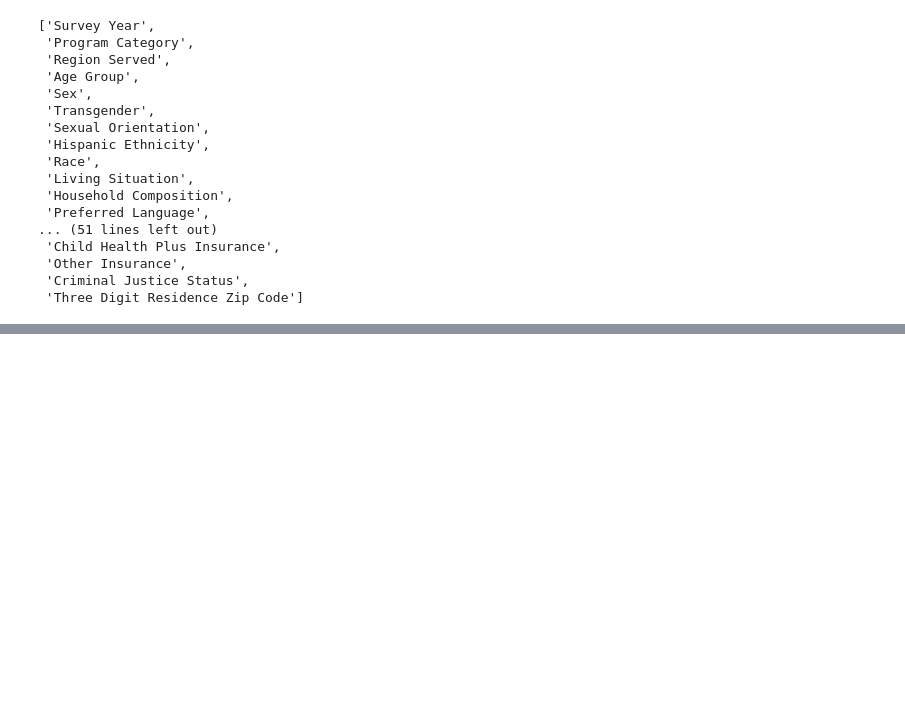
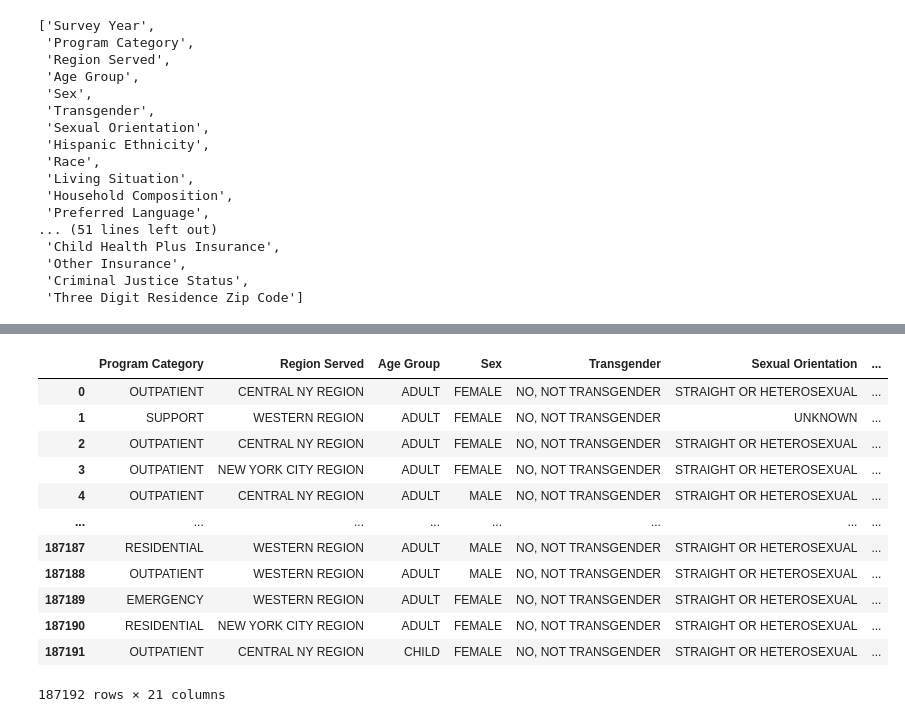
Before and after one commit to TheaClarisseDelosSantos/Sample, a Jupyter notebook: PatientDemographics.ipynb, the cells around one changed output, grey strips where cells are left out. Saved outputs shown, nothing was run; the diff lists cells and outputs as text; code cells hidden in the pictures; blank space fills up the shorter version.

```diff
--- a/PatientDemographics.ipynb
+++ b/PatientDemographics.ipynb
@@ -44,0 +108,17 @@ list(df.columns)
+# %%
+df2.fillna(0, inplace = True)
+display(df2)
+# %% [output]
+|  | Program Category | Region Served | Age Group | Sex | Transgender | Sexual Orientation | ... |
+| 0 | OUTPATIENT | CENTRAL NY REGION | ADULT | FEMALE | NO, NOT TRANSGENDER | STRAIGHT OR HETEROSEXUAL | ... |
+| 1 | SUPPORT | WESTERN REGION | ADULT | FEMALE | NO, NOT TRANSGENDER | UNKNOWN | ... |
+| 2 | OUTPATIENT | CENTRAL NY REGION | ADULT | FEMALE | NO, NOT TRANSGENDER | STRAIGHT OR HETEROSEXUAL | ... |
+| 3 | OUTPATIENT | NEW YORK CITY REGION | ADULT | FEMALE | NO, NOT TRANSGENDER | STRAIGHT OR HETEROSEXUAL | ... |
+| 4 | OUTPATIENT | CENTRAL NY REGION | ADULT | MALE | NO, NOT TRANSGENDER | STRAIGHT OR HETEROSEXUAL | ... |
+| ... | ... | ... | ... | ... | ... | ... | ... |
+| 187187 | RESIDENTIAL | WESTERN REGION | ADULT | MALE | NO, NOT TRANSGENDER | STRAIGHT OR HETEROSEXUAL | ... |
+| 187188 | OUTPATIENT | WESTERN REGION | ADULT | MALE | NO, NOT TRANSGENDER | STRAIGHT OR HETEROSEXUAL | ... |
+| 187189 | EMERGENCY | WESTERN REGION | ADULT | FEMALE | NO, NOT TRANSGENDER | STRAIGHT OR HETEROSEXUAL | ... |
+| 187190 | RESIDENTIAL | NEW YORK CITY REGION | ADULT | FEMALE | NO, NOT TRANSGENDER | STRAIGHT OR HETEROSEXUAL | ... |
+| 187191 | OUTPATIENT | CENTRAL NY REGION | CHILD | FEMALE | NO, NOT TRANSGENDER | STRAIGHT OR HETEROSEXUAL | ... |
+187192 rows × 21 columns
```
Also changed, not shown: parts of 3 cells of this notebook, 1 other file.
